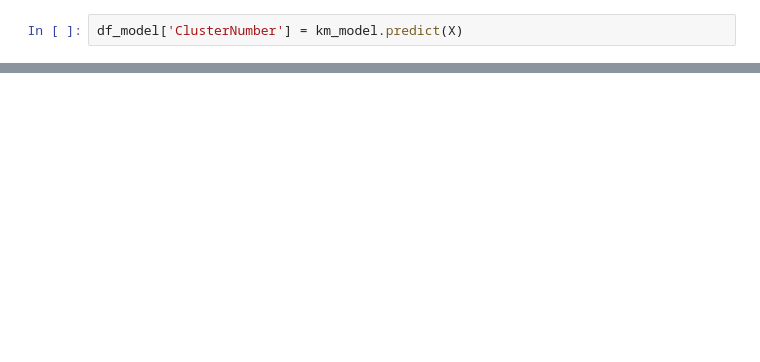
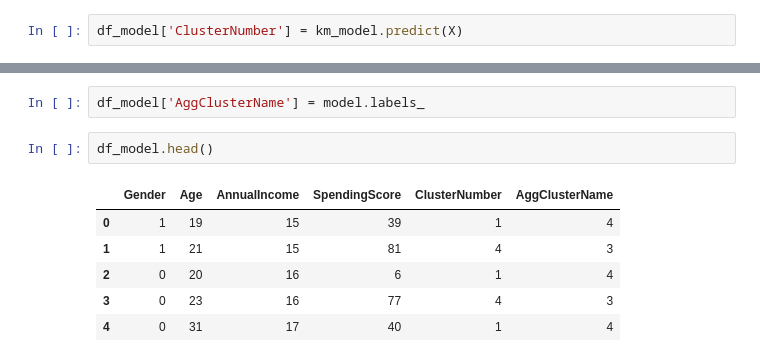
Before and after one commit to priyankjangwan/PythonApps, a Jupyter notebook: Module3_ Machine Learning/Day8/Clustering Kmeans, Hierarchical and DBSCAN-27Apr.ipynb, the cells around one changed output, grey strips where cells are left out. Saved outputs shown, nothing was run; the diff lists cells and outputs as text; blank space fills up the shorter version.

```diff
--- a/Module3_ Machine Learning/Day8/Clustering Kmeans, Hierarchical and DBSCAN-27Apr.ipynb
+++ b/Module3_ Machine Learning/Day8/Clustering Kmeans, Hierarchical and DBSCAN-27Apr.ipynb
@@ -103,0 +139,11 @@ plt.show()
+# %%
+df_model['AggClusterName'] = model.labels_
+# %%
+df_model.head()
+# %% [output]
+|  | Gender | Age | AnnualIncome | SpendingScore | ClusterNumber | AggClusterName |
+| 0 | 1 | 19 | 15 | 39 | 1 | 4 |
+| 1 | 1 | 21 | 15 | 81 | 4 | 3 |
+| 2 | 0 | 20 | 16 | 6 | 1 | 4 |
+| 3 | 0 | 23 | 16 | 77 | 4 | 3 |
+| 4 | 0 | 31 | 17 | 40 | 1 | 4 |
```
Also changed, not shown: parts of 17 cells of this notebook.
